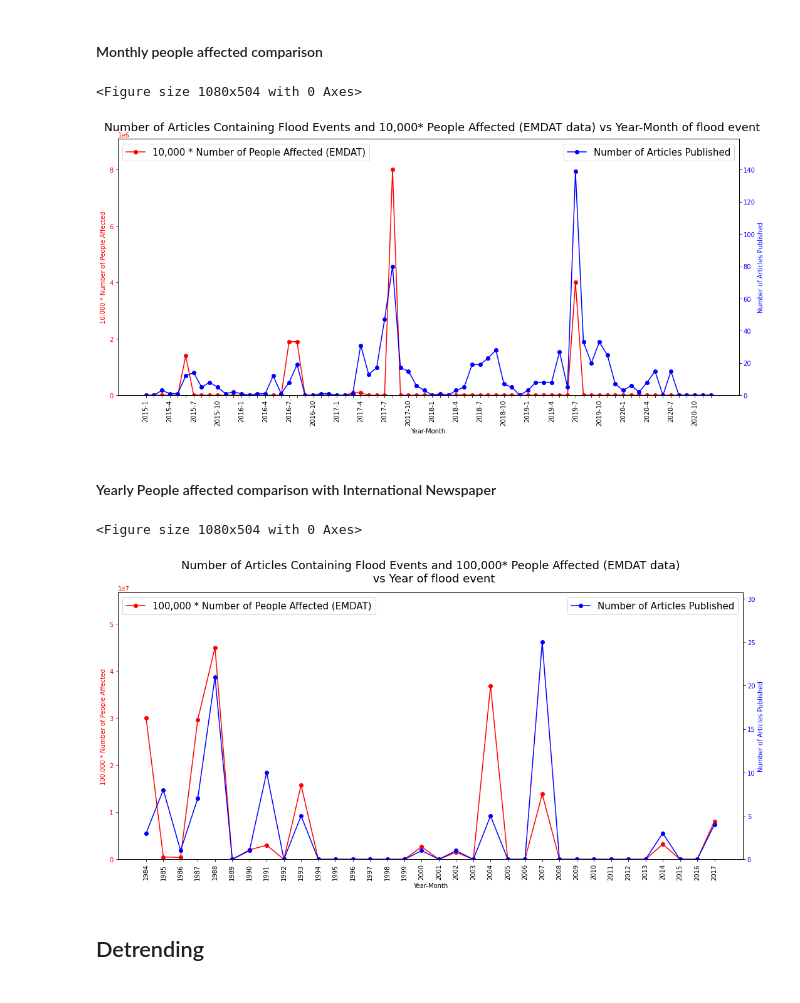
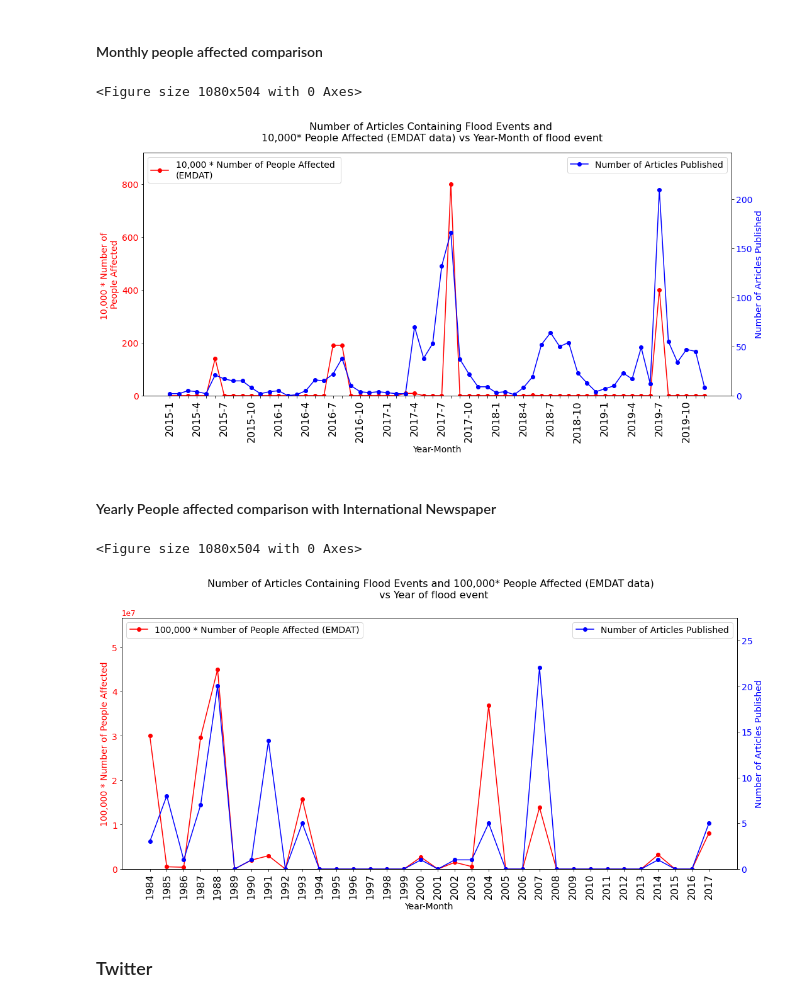
Before and after one commit to Jakwanul-Safin/bangladesh-nlp-flood-research, a Jupyter notebook: classifier/compare_data.ipynb, the cells around one changed output. Drawn from its saved outputs; the diff is of its cells as text; code cells hidden in the pictures.

```diff
--- a/classifier/compare_data.ipynb
+++ b/classifier/compare_data.ipynb
@@ -1,10 +1,14 @@
 # %% [markdown]
 ## Imports
 # %%
+import warnings
+warnings.filterwarnings("ignore")
+
 import matplotlib.pyplot as plt
-plt.rcParams.update({'font.size': 12})
+
 import json
 import os
+import requests
 import pandas as pd
 try: import dateparser
 except:
@@ -12,4 +16,7 @@ except:
     !pip install dateparser
     import dateparser
 from collections import defaultdict
+import xmltodict
+from functions import *
 import numpy as np
+from ccfMitchell import ccf
@@ -546,27 +356,30 @@ emdat_df = pd.read_csv('other_data/emdat_flood.csv').drop('Unnamed: 0', axis=1).
 # %% [markdown]
 #### Monthly people affected comparison
 # %%
+yearPublished_count_list, yearPublished_month_count_list_2007, yearPublished_month_count_list_2014, \
+    yearPublished_month_count_list_2020 = plot_year_yearmonth_load('timeseries_data/all.json', '', plot=False)
 year_month = []
 for row in emdat_df.iterrows():
 #     new_arr = []
     if int(row[1]['Start Month']):
         year_month.append(('{}-{}'.format(int(row[1]['Start Year']), int(row[1]['Start Month'])),
-                           row[1]['Total Affected']))
+                           row[1]['Total Affected']/10000))
     if int(row[1]['End Month']):
         year_month.append(('{}-{}'.format(int(row[1]['End Year']), int(row[1]['End Month'])),
-                        row[1]['Total Affected']))
+                        row[1]['Total Affected']/10000))
 
 yearPublished_month_count_list_2020_2, year_month = match_years_months(yearPublished_month_count_list_2020,
-                                                                       year_month, [2015,None])
+                                                                       year_month, [2015,2019])
 plot_2timeseries(
-            {'count_list': year_month, 'label':'10,000 * Number of People Affected (EMDAT)',
-             'color':'r', 'ylabel':'10,000 * Number of People Affected'},
+            {'count_list': year_month, 'label':'10,000 * Number of People Affected \n(EMDAT)',
+             'color':'r', 'ylabel':'10,000 * Number of \nPeople Affected'},
             {'count_list': yearPublished_month_count_list_2020_2, 'label':'Number of Articles Published',
              'color': 'b', 'ylabel': 'Number of Articles Published'},
-            'Number of Articles Containing Flood Events and 10,000* People Affected (EMDAT data) vs Year-Month of flood event', 'Year-Month', True, True)
+            'Number of Articles Containing Flood Events and \n10,000* People Affected (EMDAT data) vs Year-Month of flood event',
+            'Year-Month', True, skip=3)
 # %% [output]
 <Figure size 1080x504 with 0 Axes>
-[figure, old version]
+[figure, new version]
 # %% [markdown]
 #### Yearly People affected comparison with International Newspaper
 # %%
@@ -574,7 +387,7 @@ international_newspaper_year = load_year(json.load(open('timeseries_data/interna
 emdat_year = emdat_df.groupby('Start Year').sum()
 emdat_year_totalAffected = json.loads(emdat_year['Total Affected'].to_json())
 
-emdat_year_totalAffected2 = load_year(emdat_year_totalAffected, year_range=[None,2017])
+emdat_year_totalAffected2 = load_year(emdat_year_totalAffected, year_range=[None,2019])
 international_newspaper_year, emdat_year_totalAffected2 = match_years(international_newspaper_year,
                                                                    emdat_year_totalAffected2, match_type='remove', complete=True)
 plot_2timeseries(
@@ -585,6 +398,6 @@ plot_2timeseries(
             'Number of Articles Containing Flood Events and 100,000* People Affected (EMDAT data) \n vs Year of flood event', 'Year-Month', True)
 # %% [output]
 <Figure size 1080x504 with 0 Axes>
-[figure, old version]
+[figure, new version]
 # %% [markdown]
-## Detrending
+### Twitter
```
Also changed, not shown: parts of 26 cells of this notebook, 32 other files.
